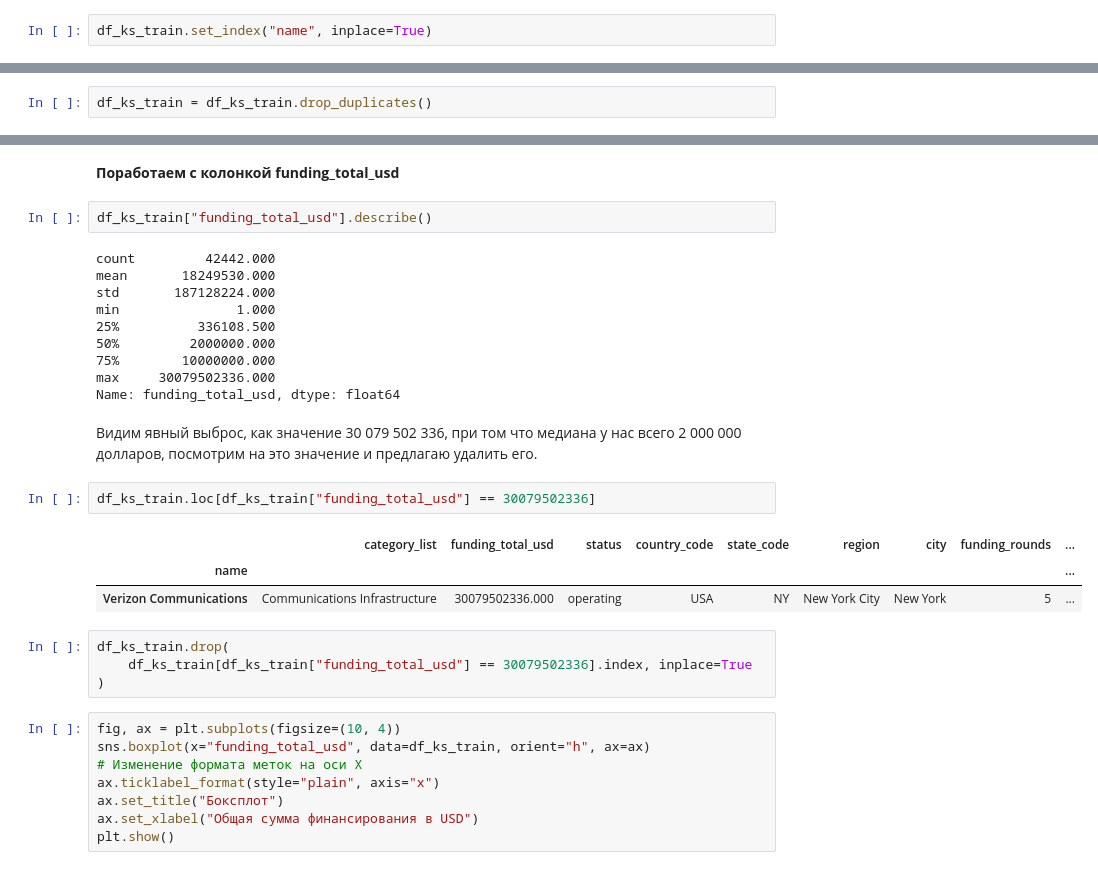
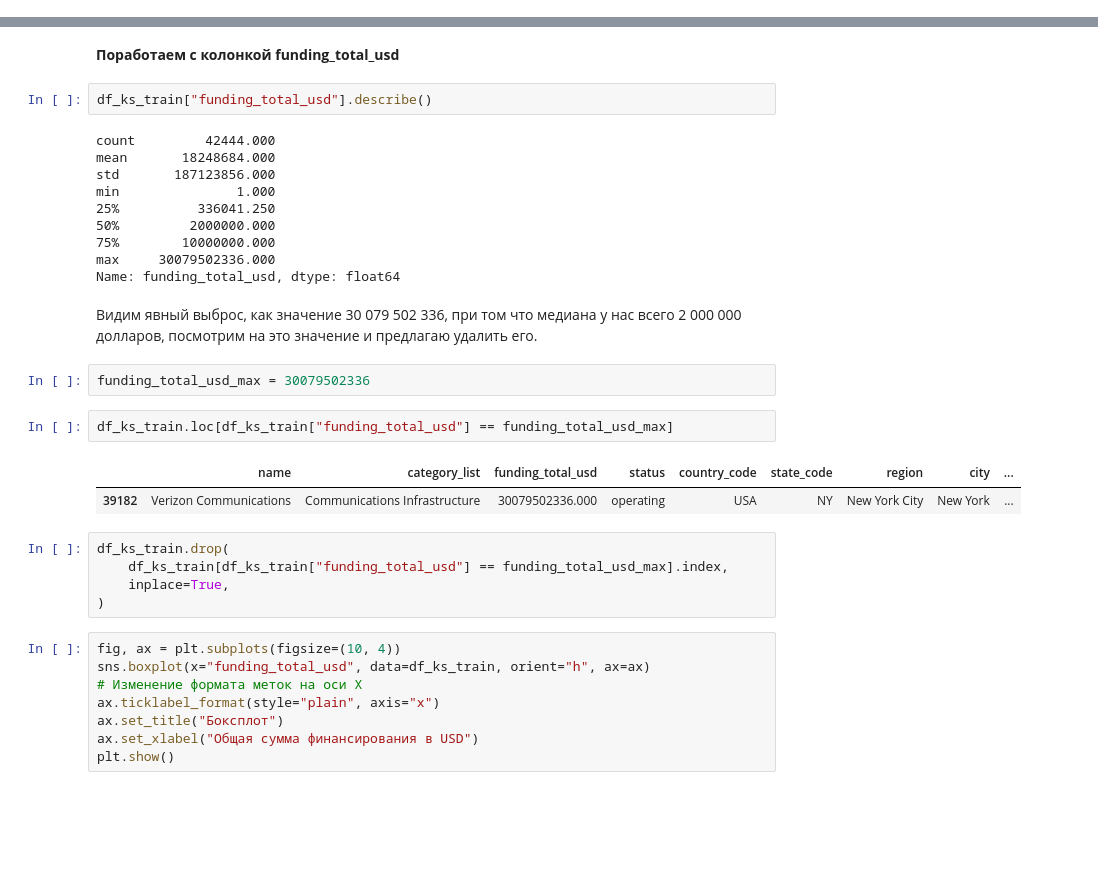
Before and after one commit to skorpion-anna/startups-operations, a Jupyter notebook: startups_operations_close_predictions.ipynb, the cells around one changed output, grey strips where cells are left out. Cells and saved outputs as stored; diff of their text form; blank space fills up the shorter version.

```diff
--- a/startups_operations_close_predictions.ipynb
+++ b/startups_operations_close_predictions.ipynb
@@ -277,5 +279,3 @@ df_ks_train = df_ks_train.dropna(subset=["name"]).reset_index(drop=True)
-# %%
-df_ks_train.set_index("name", inplace=True)
 # %%
 # Подсчитываем количество дубликатов
 duplicates_count = df_ks_train.duplicated().sum()
@@ -304,5 +287,3 @@ df_ks_train[df_ks_train.duplicated()]
-# %%
-df_ks_train = df_ks_train.drop_duplicates()
 # %%
 # Проверим на пропуски
 df_ks_train.isnull().sum()
@@ -472,26 +454,28 @@ plt.show()
 # %%
 df_ks_train["funding_total_usd"].describe()
 # %% [output]
-count         42442.000
-mean       18249530.000
-std       187128224.000
+count         42444.000
+mean       18248684.000
+std       187123856.000
 min               1.000
-25%          336108.500
+25%          336041.250
 50%         2000000.000
 75%        10000000.000
 max     30079502336.000
 Name: funding_total_usd, dtype: float64
 # %% [markdown]
 Видим явный выброс, как значение 30 079 502 336, при том что медиана у нас всего 2 000 000 долларов, посмотрим на это значение и предлагаю удалить его.
+# %%
+funding_total_usd_max = 30079502336
 # %%
-df_ks_train.loc[df_ks_train["funding_total_usd"] == 30079502336]
+df_ks_train.loc[df_ks_train["funding_total_usd"] == funding_total_usd_max]
 # %% [output]
-|  | category_list | funding_total_usd | status | country_code | state_code | region | city | funding_rounds | ... |
-| name |  |  |  |  |  |  |  |  | ... |
-| Verizon Communications | Communications Infrastructure | 30079502336.000 | operating | USA | NY | New York City | New York | 5 | ... |
+|  | name | category_list | funding_total_usd | status | country_code | state_code | region | city | ... |
+| 39182 | Verizon Communications | Communications Infrastructure | 30079502336.000 | operating | USA | NY | New York City | New York | ... |
 # %%
 df_ks_train.drop(
-    df_ks_train[df_ks_train["funding_total_usd"] == 30079502336].index, inplace=True
+    df_ks_train[df_ks_train["funding_total_usd"] == funding_total_usd_max].index,
+    inplace=True,
 )
 # %%
 fig, ax = plt.subplots(figsize=(10, 4))
```
Also changed, not shown: parts of 49 cells of this notebook, 1 other file.
